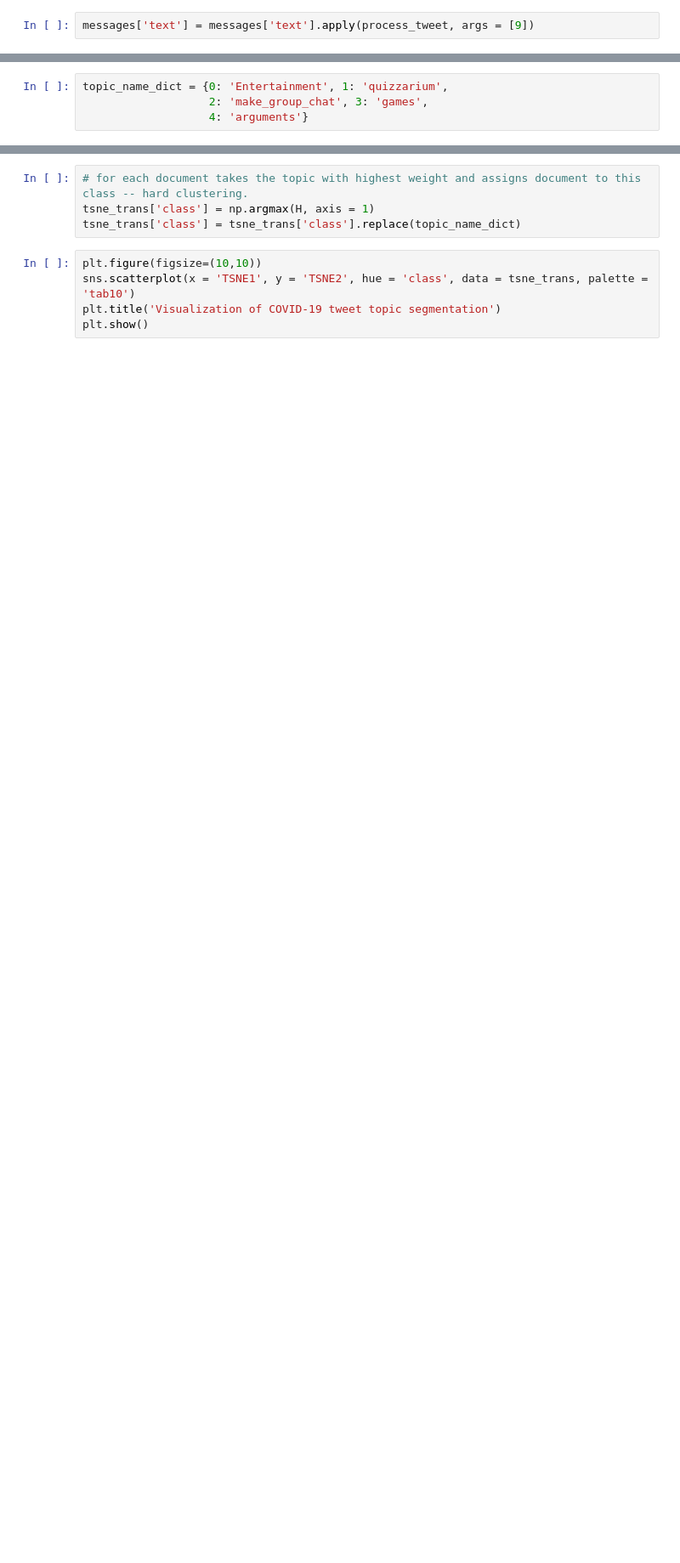
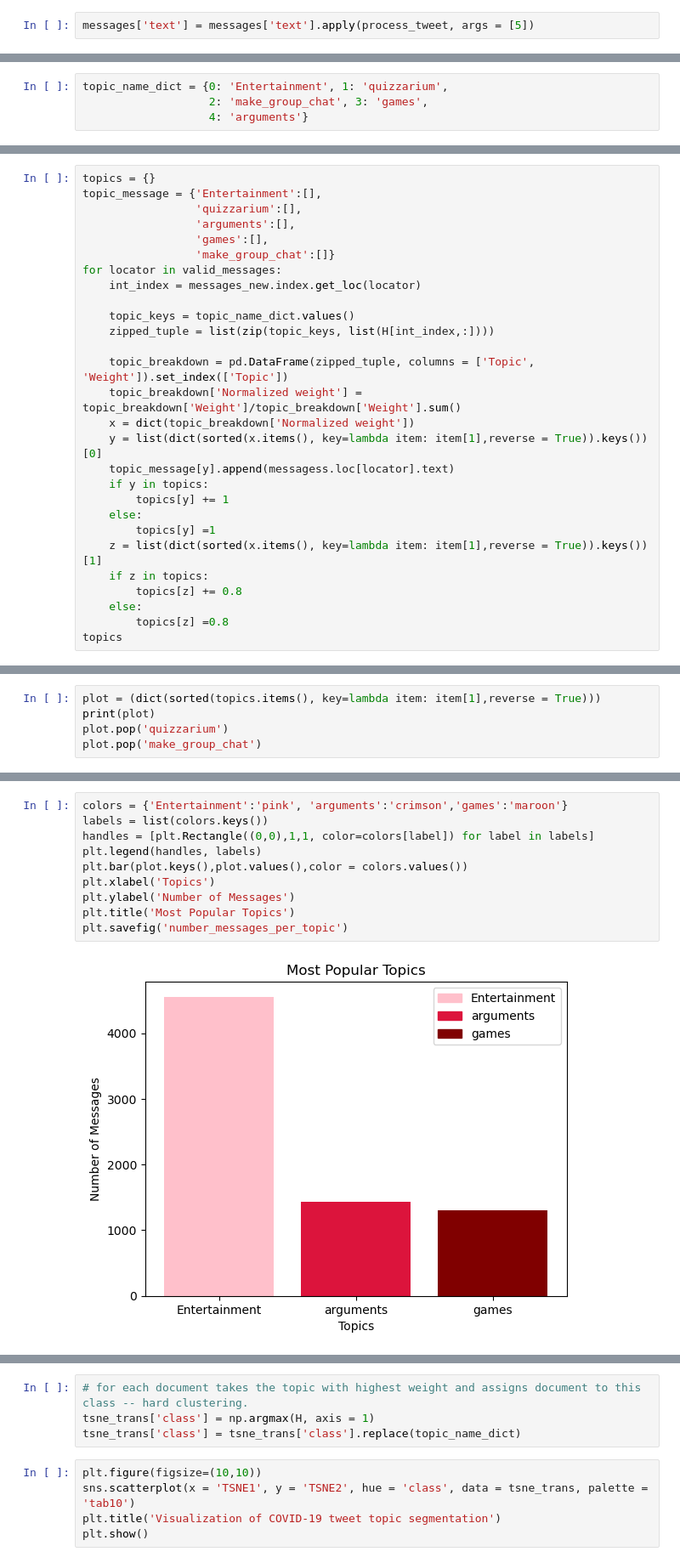
Before and after one commit to JalilSarwari/phase_5_project_jalil, a Jupyter notebook: message_topic_modelling.ipynb, the cells around one changed output, grey strips where cells are left out. Shown: that part at 85% size. Drawn from its saved outputs; the diff is of its cells as text; blank space fills up the shorter version.

```diff
--- a/message_topic_modelling.ipynb
+++ b/message_topic_modelling.ipynb
@@ -115,7 +115,7 @@ message
 messagess = pd.DataFrame(message,columns = ['text'])
 messages = messagess.copy(deep=True)
 # %%
-messages['text'] = messages['text'].apply(process_tweet, args = [9])
+messages['text'] = messages['text'].apply(process_tweet, args = [5])
 # %%
 messages['text']
 # %% [output]
@@ -286,0 +283,28 @@ from sklearn.manifold import TSNE
+# %%
+topics = {}
+topic_message = {'Entertainment':[],
+                 'quizzarium':[],
+                 'arguments':[],
+                 'games':[],
+                 'make_group_chat':[]}
+for locator in valid_messages:
+    int_index = messages_new.index.get_loc(locator)
+
+    topic_keys = topic_name_dict.values()
+    zipped_tuple = list(zip(topic_keys, list(H[int_index,:])))
+
+    topic_breakdown = pd.DataFrame(zipped_tuple, columns = ['Topic', 'Weight']).set_index(['Topic'])
+    topic_breakdown['Normalized weight'] = topic_breakdown['Weight']/topic_breakdown['Weight'].sum()
+    x = dict(topic_breakdown['Normalized weight'])
+    y = list(dict(sorted(x.items(), key=lambda item: item[1],reverse = True)).keys())[0]
+    topic_message[y].append(messagess.loc[locator].text)
+    if y in topics:
+        topics[y] += 1
+    else:
+        topics[y] =1
+    z = list(dict(sorted(x.items(), key=lambda item: item[1],reverse = True)).keys())[1]
+    if z in topics:
+        topics[z] += 0.8
+    else:
+        topics[z] =0.8
+topics
@@ -286,0 +317,5 @@ from sklearn.manifold import TSNE
+# %%
+plot = (dict(sorted(topics.items(), key=lambda item: item[1],reverse = True)))
+print(plot)
+plot.pop('quizzarium')
+plot.pop('make_group_chat')
@@ -287,3 +325,15 @@ from sklearn.manifold import TSNE
+# %%
+colors = {'Entertainment':'pink', 'arguments':'crimson','games':'maroon'}
+labels = list(colors.keys())
+handles = [plt.Rectangle((0,0),1,1, color=colors[label]) for label in labels]
+plt.legend(handles, labels)
+plt.bar(plot.keys(),plot.values(),color = colors.values())
+plt.xlabel('Topics')
+plt.ylabel('Number of Messages')
+plt.title('Most Popular Topics')
+plt.savefig('number_messages_per_topic')
+# %% [output]
+[figure, added]
 # %%
 tsne = TSNE(random_state=42, learning_rate=100)
 tsne_trans = tsne.fit_transform(H)
```
Also changed, not shown: parts of 20 cells of this notebook, 9 other files.
